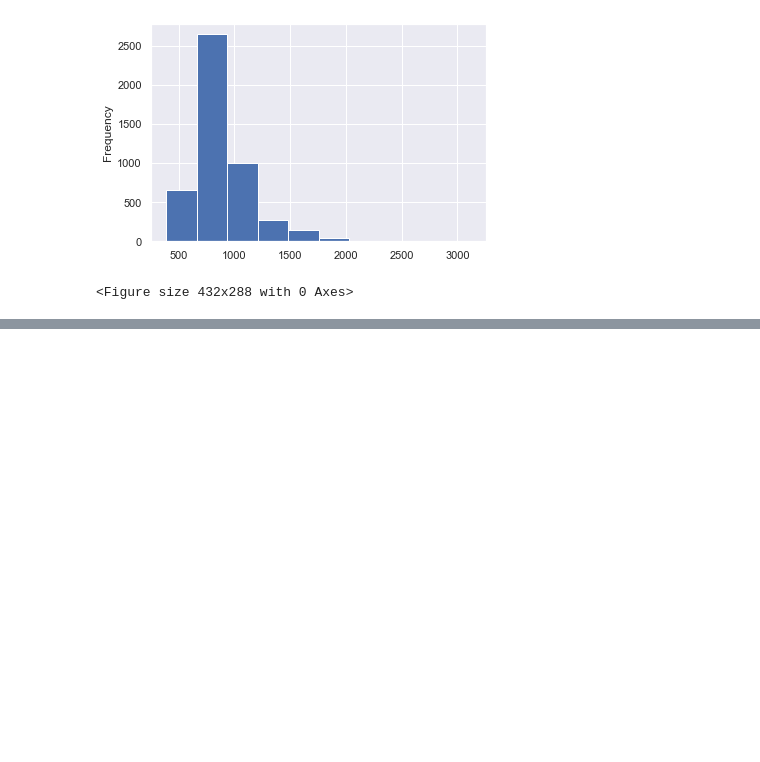
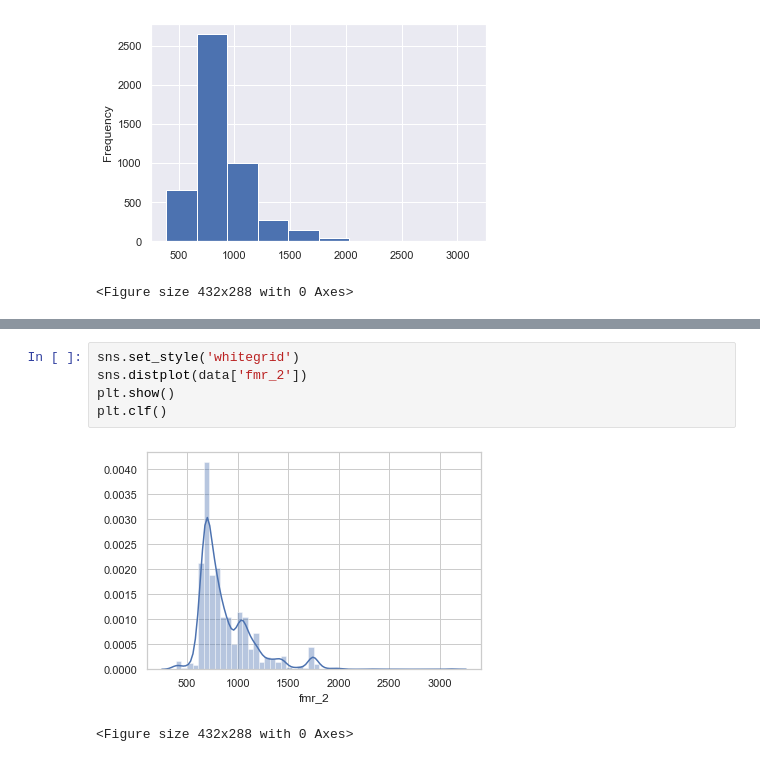
Before and after one commit to Alumasa/Python-for-data-science, a Jupyter notebook: Intermediate Seaborn.ipynb, the cells around one changed output, grey strips where cells are left out. Drawn from its saved outputs; the diff is of its cells as text; blank space fills up the shorter version.

```diff
--- a/Intermediate Seaborn.ipynb
+++ b/Intermediate Seaborn.ipynb
@@ -178,0 +187,8 @@ plt.clf()
+# %%
+sns.set_style('whitegrid')
+sns.distplot(data['fmr_2'])
+plt.show()
+plt.clf()
+# %% [output]
+[figure, added]
+<Figure size 432x288 with 0 Axes>
```
Also changed, not shown: parts of 14 cells of this notebook.
